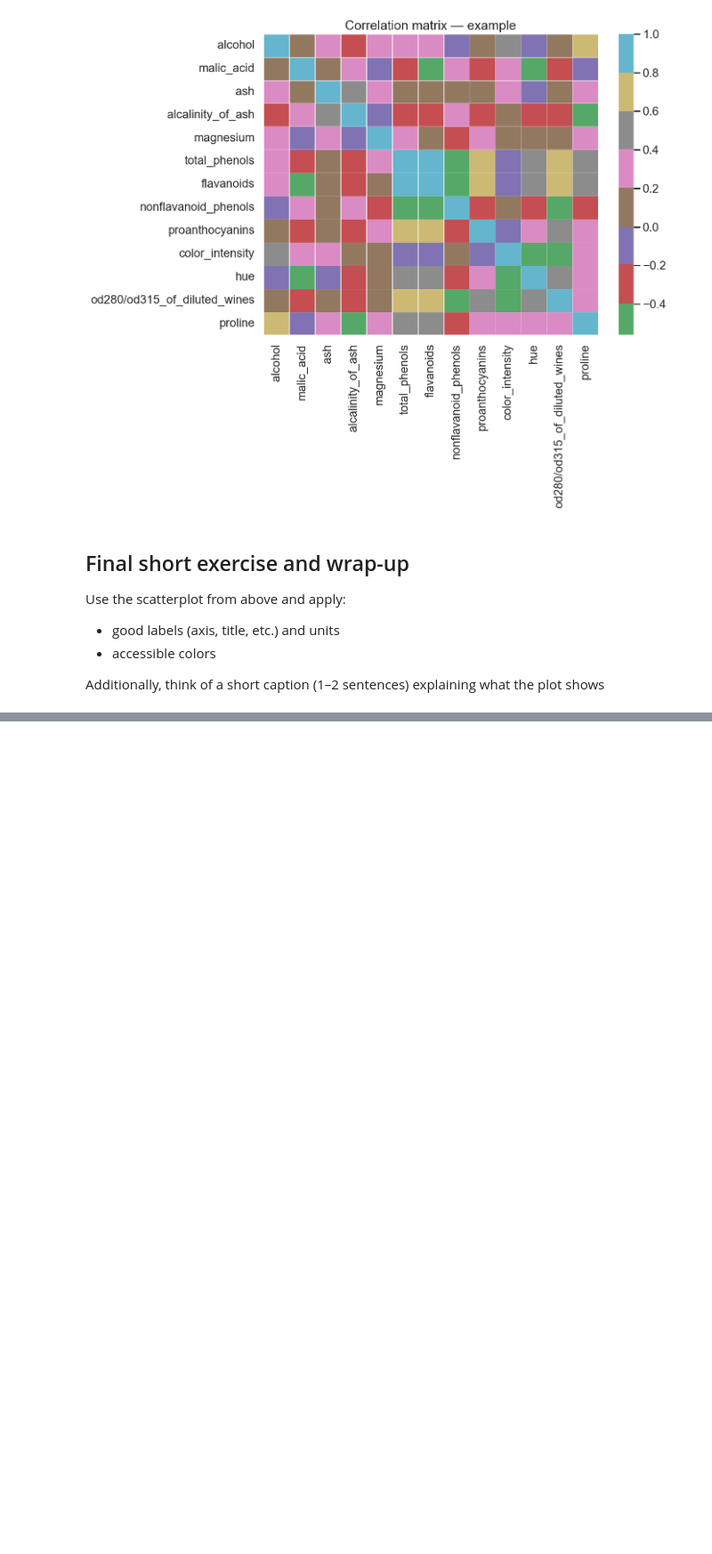
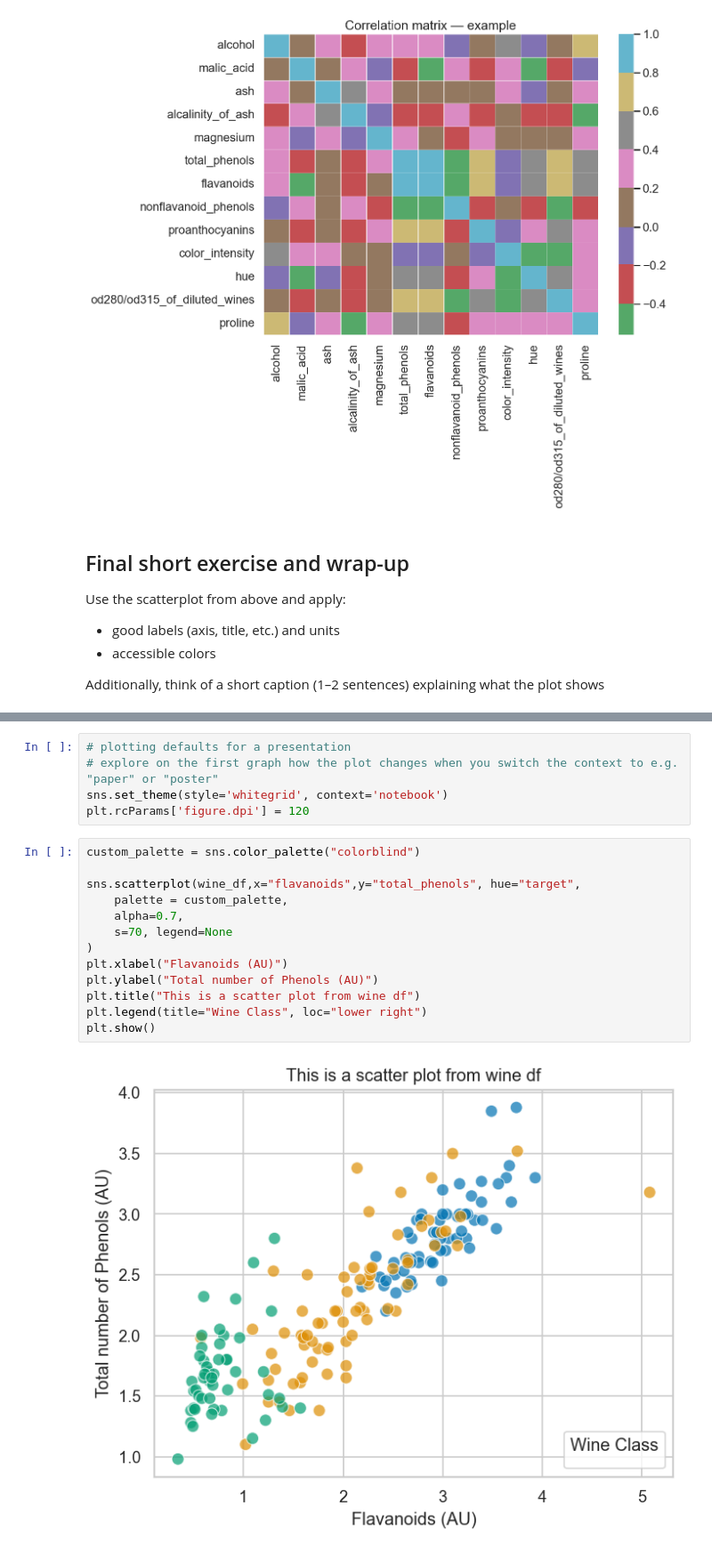
Before and after one commit to Hassan-Haydar/DSA103, a Jupyter notebook: LifeScienceData/lecture18/visualisation.ipynb, the cells around one changed output, grey strips where cells are left out. Shown at 89% size. Cells and saved outputs as stored; diff of their text form; blank space fills up the shorter version.

```diff
--- a/LifeScienceData/lecture18/visualisation.ipynb
+++ b/LifeScienceData/lecture18/visualisation.ipynb
@@ -223,0 +282,20 @@ Additionally, think of a short caption (1–2 sentences) explaining what the plo
+# %%
+# plotting defaults for a presentation
+# explore on the first graph how the plot changes when you switch the context to e.g. "paper" or "poster"
+sns.set_theme(style='whitegrid', context='notebook')
+plt.rcParams['figure.dpi'] = 120
+# %%
+custom_palette = sns.color_palette("colorblind")
+
+sns.scatterplot(wine_df,x="flavanoids",y="total_phenols", hue="target",
+    palette = custom_palette,
+    alpha=0.7,
+    s=70, legend=None
+)
+plt.xlabel("Flavanoids (AU)")
+plt.ylabel("Total number of Phenols (AU)")
+plt.title("This is a scatter plot from wine df")
+plt.legend(title="Wine Class", loc="lower right")
+plt.show()
+# %% [output]
+[figure, added]
```
Also changed, not shown: parts of 7 cells of this notebook.
